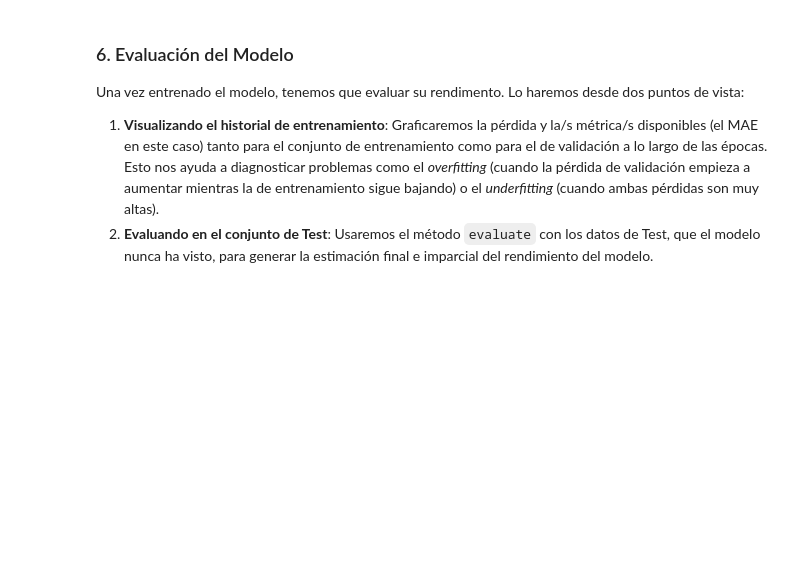
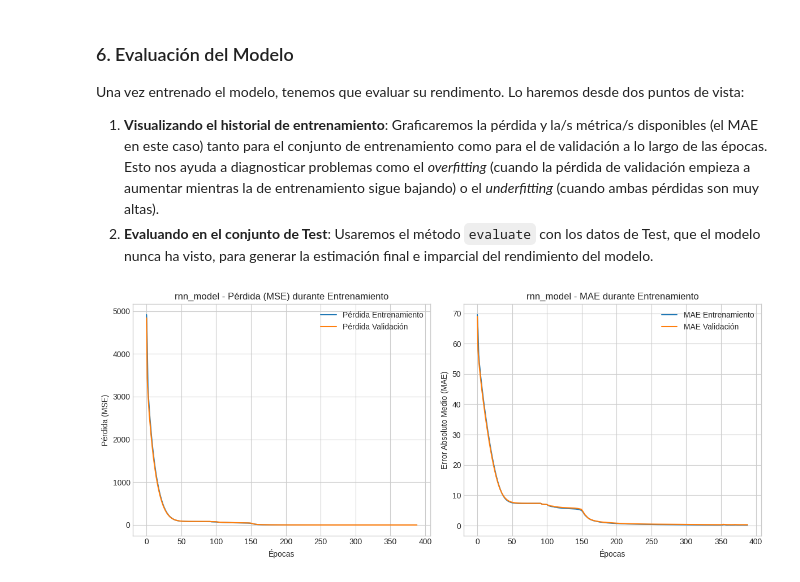
Before and after one commit to dmerap/MIOT_GDPI, a Jupyter notebook: TEMP_Unidad05_introduccion_RNN.ipynb, the cells around one changed output. Cells and saved outputs as stored; diff of their text form; code cells hidden in the pictures; blank space fills up the shorter version.

Commit message:
First version of Unit05

```diff
--- a/TEMP_Unidad05_introduccion_RNN.ipynb
+++ b/TEMP_Unidad05_introduccion_RNN.ipynb
@@ -386,10 +599,11 @@ Desarrollaremos un modelo simple RNN con una capa de entrada, una oculta RNN y u
 # %%
 # Definición del Modelo RNN
 # Modelo secuencial con: Input, Normalization, SimpleRNN, Dense (salida).
+#Si type_rnn=False, generaría un modelo denso feedforward
 
 def get_model(seq_len, num_model_features, preprocesing_layers, name_model, type_rnn=True):
     hidden_units=64
-    #input layer
+
 
     #input layer
     model = keras.Sequential(name=name_model)
@@ -397,17 +611,13 @@ def get_model(seq_len, num_model_features, preprocesing_layers, name_model, type
     shape=(seq_len, num_model_features) if type_rnn else (num_model_features, )
     model.add( keras.Input(shape=shape, name="input_layer"))
 
-
-
-
     #preprocesing layers
     for layer in preprocesing_layers:
        model.add(layer)
 
-
     #Hidden layer
-    hidden_layer= keras.layers.LSTM(units=hidden_units, activation='relu', name="hidden_layer") if type_rnn \
-                                    else keras.layers.Dense(hidden_units, activation='relu', name="hidden_layer")
+    hidden_layer= keras.layers.SimpleRNN(units=hidden_units, activation='tanh', name="hidden_layer") if type_rnn \
+                                    else keras.layers.Dense(hidden_units, activation='tanh', name="hidden_layer")
 
     model.add(hidden_layer)
     model.add( keras.layers.Dense(units=1,  activation='linear', name="output"))
@@ -497,7 +725,7 @@ Una vez entrenado el modelo, tenemos que evaluar su rendimento. Lo haremos desde
 1. **Visualizando el historial de entrenamiento**: Graficaremos la pérdida y la/s métrica/s disponibles (el MAE en este caso) tanto para el conjunto de entrenamiento como para el de validación a lo largo de las épocas. Esto nos ayuda a diagnosticar problemas como el *overfitting* (cuando la pérdida de validación empieza a aumentar mientras la de entrenamiento sigue bajando) o el *underfitting* (cuando ambas pérdidas son muy altas).
 2. **Evaluando en el conjunto de Test**: Usaremos el método `evaluate` con los datos de Test, que el modelo nunca ha visto, para generar la  estimación final e imparcial del rendimiento del modelo.
 # %%
-def graficas_entrenamiento(hist, model_name=""):
+def graficas_entrenamiento(history, model_name=""):
     """Genera y muestra gráficos de pérdida y MAE del entrenamiento de un modelo Keras.
 
     Esta función toma un objeto `History` de Keras (devuelto por el método `fit()`)
@@ -511,39 +739,40 @@ def graficas_entrenamiento(hist, model_name=""):
             retorna después de entrenar un modelo con `model.fit()`.
         model_name: nombre del modelo que generó los datos históricos de entrenamiento
     """
 
     hist=pd.DataFrame(history.history)
-    hist['epoch'] = history.epoch
+    #hist['epoch'] = hist.epoch
     plt.figure(figsize=(12, 5))
 
     plt.subplot(1, 2, 1)
-    plt.plot(hist['epoch'], hist['loss'], label='Pérdida Entrenamiento')
-    plt.plot(hist['epoch'], hist['val_loss'], label = 'Pérdida Validación')
+    plt.plot( hist['loss'], label='Pérdida Entrenamiento')
+    plt.plot( hist['val_loss'], label = 'Pérdida Validación')
     plt.xlabel('Épocas')
     plt.ylabel('Pérdida (MSE)')
     plt.title(f'{model_name} - Pérdida (MSE) durante Entrenamiento')
     plt.legend()
     plt.grid(True)
 
     plt.subplot(1, 2, 2)
     # Asegúrate de usar el nombre correcto de la métrica (puede variar ligeramente)
     mae_key = 'mae' if 'mae' in hist.columns else list(hist.columns)[1] # Intenta encontrar la clave MAE
     val_mae_key = 'val_' + mae_key
-    plt.plot(hist['epoch'], hist[mae_key], label='MAE Entrenamiento')
-    plt.plot(hist['epoch'], hist[val_mae_key], label = 'MAE Validación')
+    plt.plot(hist[mae_key], label='MAE Entrenamiento')
+    plt.plot( hist[val_mae_key], label = 'MAE Validación')
     plt.xlabel('Épocas')
     plt.ylabel('Error Absoluto Medio (MAE)')
     plt.title(f'{model_name} - MAE durante Entrenamiento')
     plt.legend()
     plt.grid(True)
 
     plt.tight_layout()
     plt.show()
 
 #Graficar el entrenamiento por épocas. Ayuda a valorar el posible (sobre/infra)entrenamiento
 
 graficas_entrenamiento(rnn_history, model_name=rnn_model.name)
-graficas_entrenamiento(dense_history,  model_name=dense_model.name)
+# %% [output]
+[figure, added]
 # %%
 def print_test_metrics(model, test_dataset, targets=None):
 
```
Also changed, not shown: parts of 21 cells of this notebook, 4 other files.
